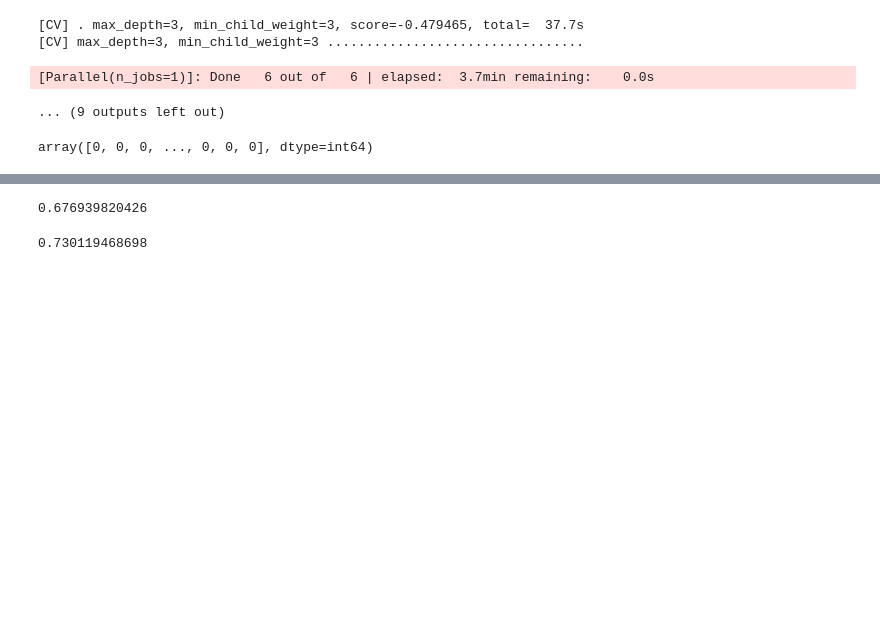
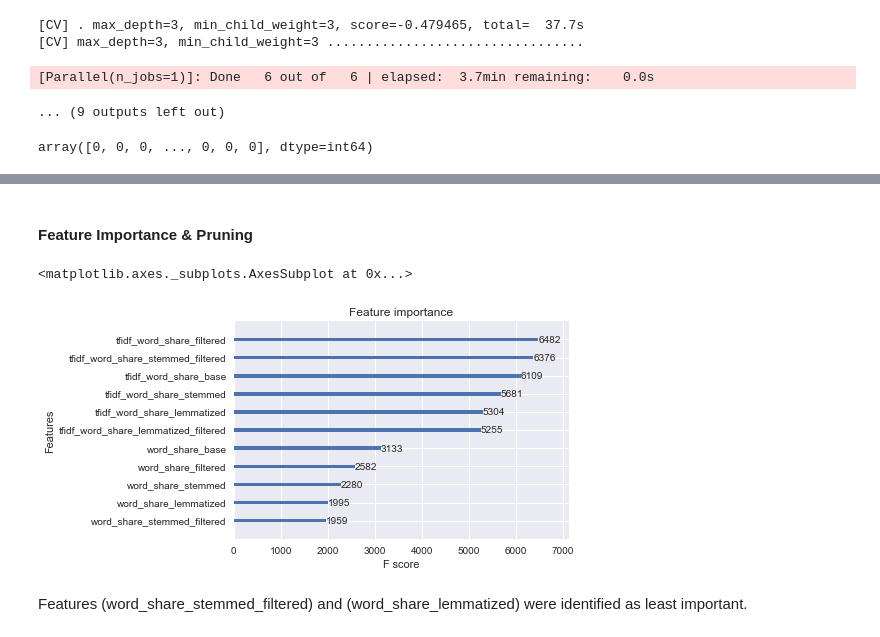
Before and after one commit to YogeshHiremath/DM_Course_Project, a Jupyter notebook: CP_Pre_Processing.ipynb, the cells around one changed output, grey strips where cells are left out. Drawn from its saved outputs; the diff is of its cells as text; code cells hidden in the pictures; blank space fills up the shorter version.

```diff
--- a/CP_Pre_Processing.ipynb
+++ b/CP_Pre_Processing.ipynb
@@ -691,5 +622,5 @@ X_train
 # %%
 # Validation Set
 #Spliting of training dataset into 80% training data and 20% testing data randomly
-X_training, X_validation, y_training, y_validation = train_test_split(X_train, y_train, test_size=0.1, random_state=52)
+X_training, X_validation, y_training, y_validation = train_test_split(X_train, y_train, test_size=0.2, random_state=52)
 # %%
@@ -800,17 +729,12 @@ clf = GaussianNB()
-# %%
-clf.fit(X_training, y_training)
-prediction = clf.predict(X_validation)
-print (accuracy_score(prediction, y_validation))
-# %% [output]
-0.676939820426
-# %%
-from sklearn.ensemble import RandomForestClassifier
-clf = RandomForestClassifier(n_estimators=100, n_jobs=-1, random_state=1)
-clf.fit(X_training_pruned, y_training)
-prediction = clf.predict(X_validation_pruned)
-print (accuracy_score(prediction, y_validation))
-# %% [output]
-0.730119468698
+# %% [markdown]
+#### Feature Importance & Pruning
+# %%
+xgb.plot_importance(grid_search.best_estimator_)
+# %% [output]
+<matplotlib.axes._subplots.AxesSubplot at 0x...>
+[figure, added]
+# %% [markdown]
+Features  (word_share_stemmed_filtered) and  (word_share_lemmatized) were identified as least important.
 # %%
 X_training_pruned = pd.DataFrame(X_training).drop(pd.DataFrame(X_training).columns[[3, 4]], axis=1)
 X_validation_pruned = pd.DataFrame(X_validation).drop(pd.DataFrame(X_validation).columns[[3, 4]], axis=1)
```
Also changed, not shown: parts of 31 cells of this notebook.
